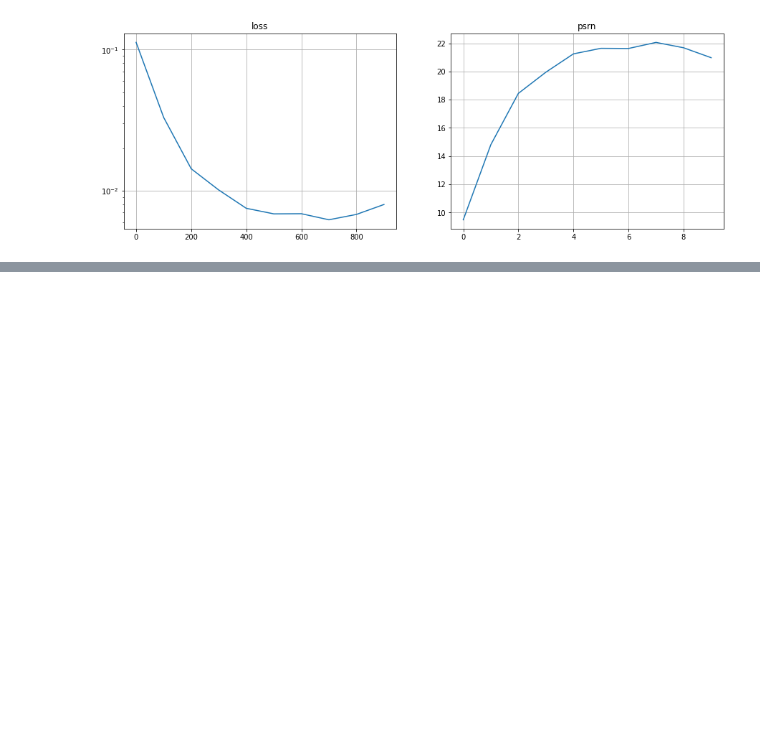
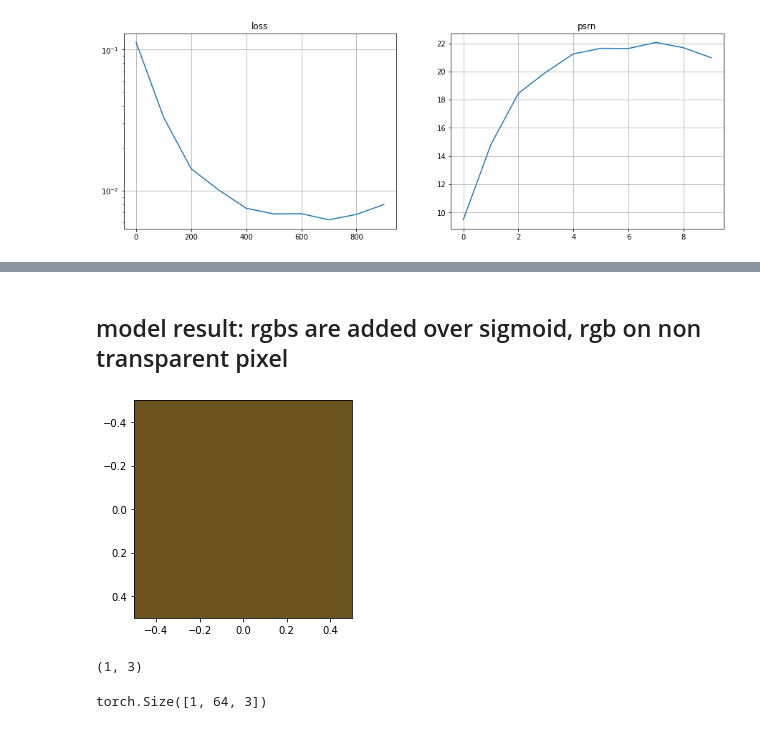
Before and after one commit to xvdp/nerf, a Jupyter notebook: tiny_nerf_pytorch.ipynb, the cells around one changed output, grey strips where cells are left out. Saved outputs shown, nothing was run; the diff lists cells and outputs as text; code cells hidden in the pictures; blank space fills up the shorter version.

```diff
--- a/tiny_nerf_pytorch.ipynb
+++ b/tiny_nerf_pytorch.ipynb
@@ -261,0 +516,15 @@ plt.show()
+# %% [markdown]
+## model result: rgbs are added over sigmoid, rgb on non transparent pixel
+# %%
+# Resulting color of pixel at [50,50]
+rgb_map = torch.sum(weights[1][...,None].cpu() * rgb[1].cpu(), -2).clone().detach().numpy()
+plt.imshow(rgb_map.reshape(1,1,3))
+plt.show()
+# %% [output]
+[figure, added]
+(1, 3)
+# %%
+wgts = weights[1][...,None].cpu() * rgb[1].cpu().clone().detach().numpy().reshape(64,3)
+wgts.shape
+# %% [output]
+torch.Size([1, 64, 3])
```
Also changed, not shown: parts of 25 cells of this notebook.
